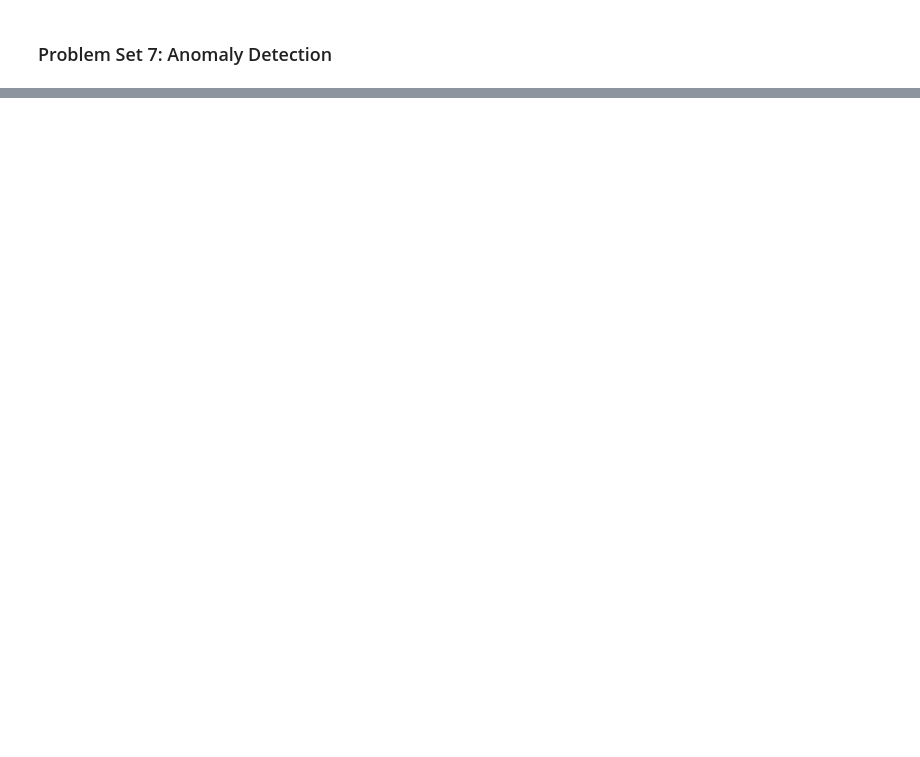
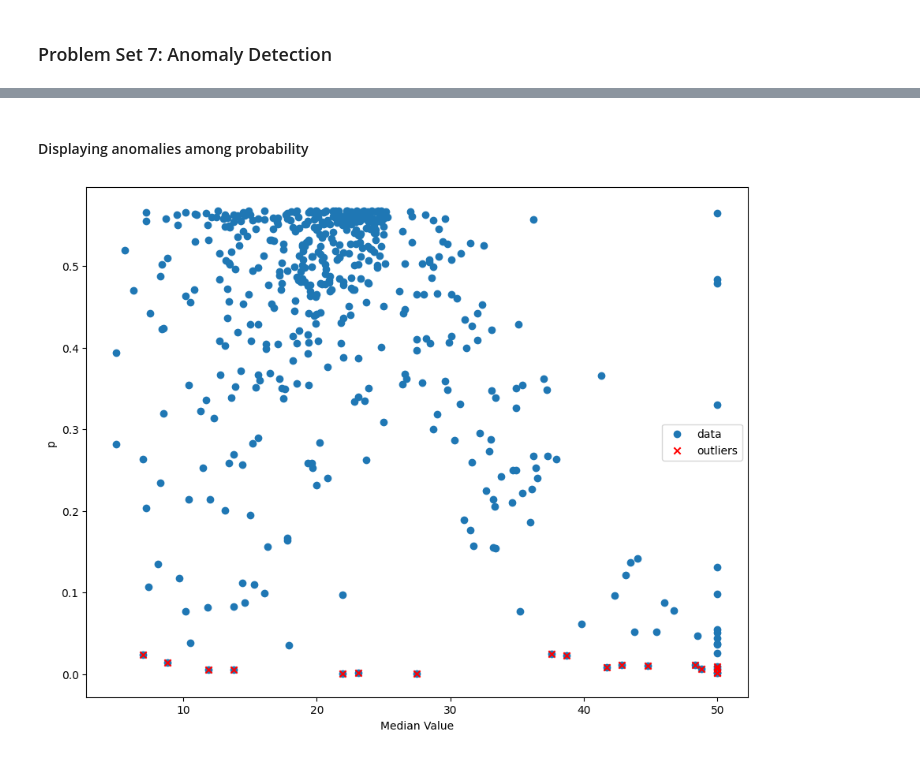
Before and after one commit to jaypbazar/Problem-Set-7, a Jupyter notebook: PS4_Bazar_BSCS2A.ipynb, the cells around one changed output, grey strips where cells are left out. Saved outputs shown, nothing was run; the diff lists cells and outputs as text; code cells hidden in the pictures; blank space fills up the shorter version.

```diff
--- a/PS4_Bazar_BSCS2A.ipynb
+++ b/PS4_Bazar_BSCS2A.ipynb
@@ -51,0 +198,28 @@ plt.show()
+# %% [markdown]
+#### Displaying anomalies among probability
+# %%
+# x-axis: Median value
+# y-axis: p
+X1 = list(data.iloc[:,13])
+Yp = list(p)
+
+# find where the outliers are occurred
+tt = data.iloc[:,13]
+tt.to_numpy()
+anomalygx=tt[predictions == True]
+
+# x-axis: Median value of Outliers
+# y-axis: outlires in p
+Xano = list(anomalygx)
+Ypano = p[predictions == True]
+fig = plt.figure(figsize = (9,7))
+plot = plt.scatter(X1, Yp, label="data")
+plot = plt.scatter(Xano,Ypano, marker='x', color='red',label="outliers")
+
+plt.tight_layout()
+plt.xlabel("Median Value")
+plt.ylabel("p")
+plt.legend()
+plt.show()
+# %% [output]
+[figure, added]
```
Also changed, not shown: parts of 21 cells of this notebook, 2 other files.
